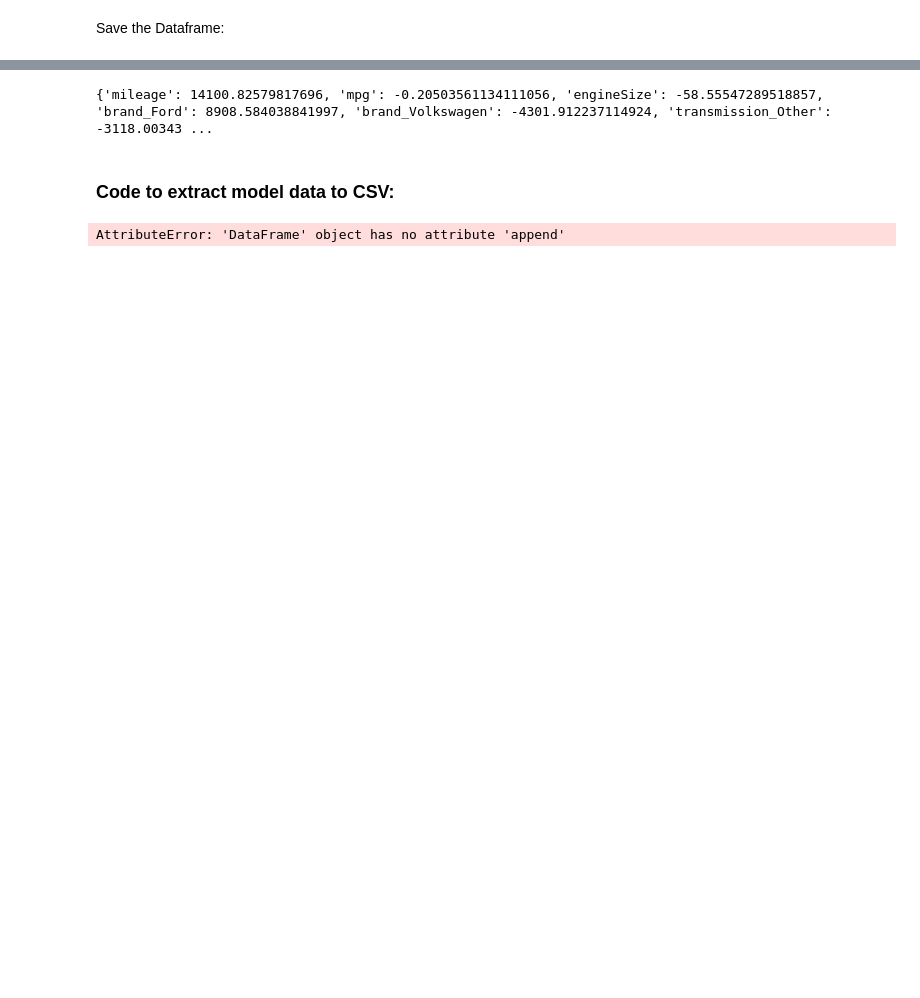
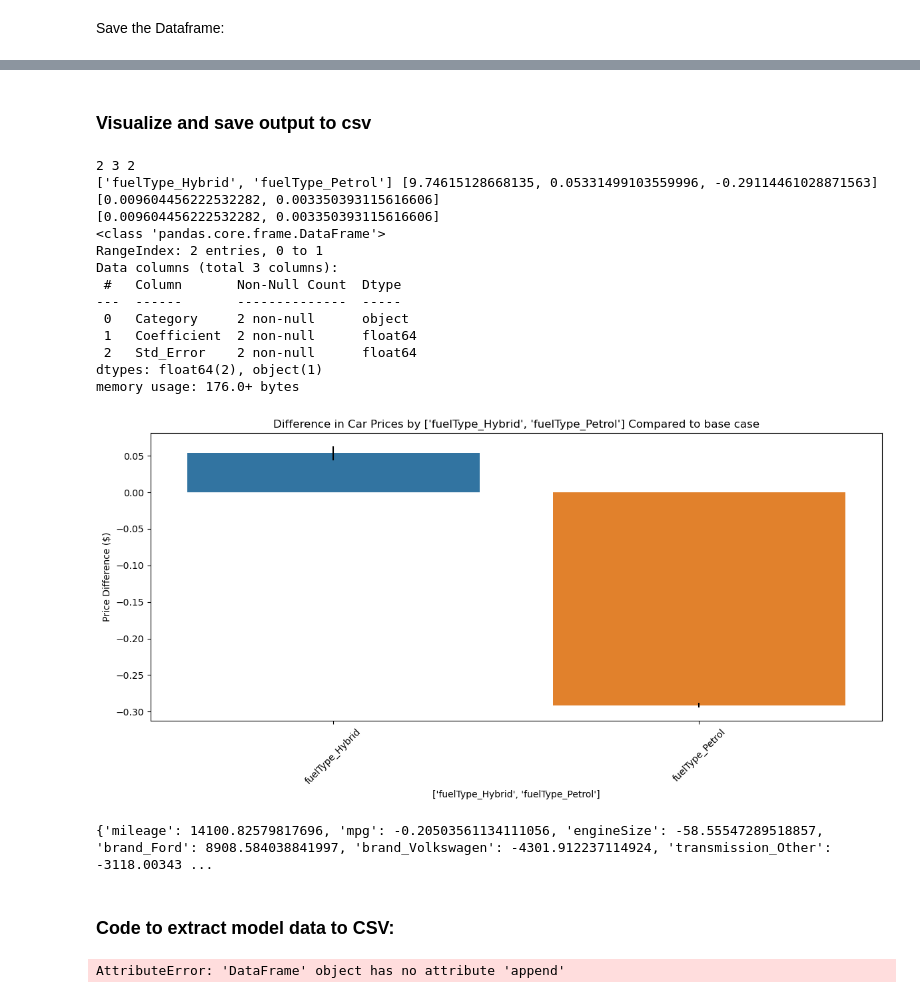
Before and after one commit to j-lepard/Understanding_Used_Car_Prices, a Jupyter notebook: 01.JAMIE.ipynb, the cells around one changed output, grey strips where cells are left out. Cells and saved outputs as stored; diff of their text form; code cells hidden in the pictures; blank space fills up the shorter version.

Commit message:
Functional - Categorical impacts to price (discrete)
Module included to change the category (trasnmission, brand, fuel) and observe teh impacts on price.

```diff
--- a/01.JAMIE.ipynb
+++ b/01.JAMIE.ipynb
@@ -343,8 +351,12 @@ df_all.to_csv('./data/modified/df_ready_for_regression.csv')
 # %%
-## CReate a list of all the predictors used in the model (no changes to data type)
-predictors_all_columns= df_all.columns.tolist()
-predictors = predictors_all_columns[4:]
-predictors.insert(0,predictors_all_columns[2])
+## Create a MASTER Data frame for use in Tableau. Contains all fields, including dummy and their respecitve categorical
+# "dummy_columns" was created previously in the loop. They need to be converted to int (not bool)
+dummy_df = all_cars_df_1hot_categories[dummy_columns].astype(int)
+# df = pd.concat([all_cars_df_1hot_categories, dummy_df], axis=1)
+df_info_regression = all_cars[['year','price','price_log', 'mileage', 'mpg','engineSize']]
+REGRESSION_df_all = pd.concat([df_info, dummy_df], axis =1)
 
-predictors
+#confirm
+REGRESSION_df_all
+REGRESSION_df_all.info()
 # %% [output]
@@ -411 +437,45 @@ strong multicollinearity or other numerical problems.
+# %% [markdown]
+### Visualize and save output to csv
+# %%
+import matplotlib.pyplot as plt
+import seaborn as sns
+
+# Coefficients and their standard errors
+category =  fuel_predictors # Include all brands
+coefficients_y  = coefficients[1:]# previously created in the OLS model and .tolist. [const_value, audi_coef, bmw_coef, ...]
+errors = std_errors[1:] # Standard errors for coefficients
+print(len(category), len(coefficients), len(errors))
+print(category,coefficients,errors )
+print(errors)
+# Convert to DataFrame
+df_plot = pd.DataFrame({'Category': category, 'Coefficient': coefficients_y, 'Std_Error': errors})
+df_plot.to_csv(f'./data/chart_data/{category}_price_bar_chart_data_with_errors.csv', index=False)
+df_plot.info()
+
+# Create the bar plot
+plt.figure(figsize=(12, 6))
+sns.barplot(x='Category', y='Coefficient', data=df_plot, yerr=errors, capsize=10)
+
+plt.title(f"Difference in Car Prices by {category} Compared to base case")
+plt.ylabel("Price Difference ($)")
+plt.xlabel(f"{category}")
+plt.xticks(rotation=45)
+plt.tight_layout()
+
+plt.show()
+# %% [output]
+2 3 2
+['fuelType_Hybrid', 'fuelType_Petrol'] [9.74615128668135, 0.05331499103559996, -0.29114461028871563] [0.009604456222532282, 0.003350393115616606]
+[0.009604456222532282, 0.003350393115616606]
+<class 'pandas.core.frame.DataFrame'>
+RangeIndex: 2 entries, 0 to 1
+Data columns (total 3 columns):
+ #   Column       Non-Null Count  Dtype
+---  ------       --------------  -----
+ 0   Category     2 non-null      object
+ 1   Coefficient  2 non-null      float64
+ 2   Std_Error    2 non-null      float64
+dtypes: float64(2), object(1)
+memory usage: 176.0+ bytes
+[figure, added]
 # %%
```
Also changed, not shown: parts of 13 cells of this notebook, 1 other file.
